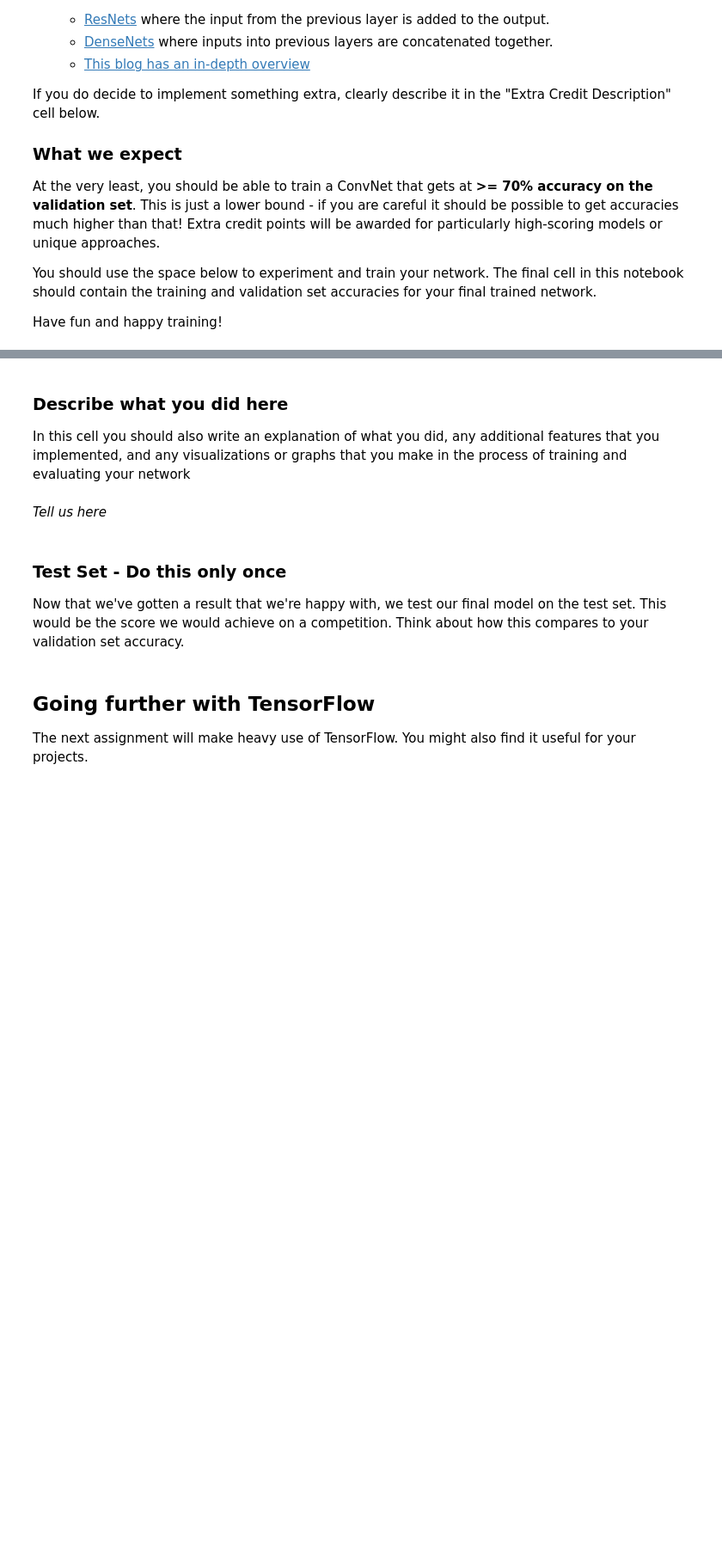
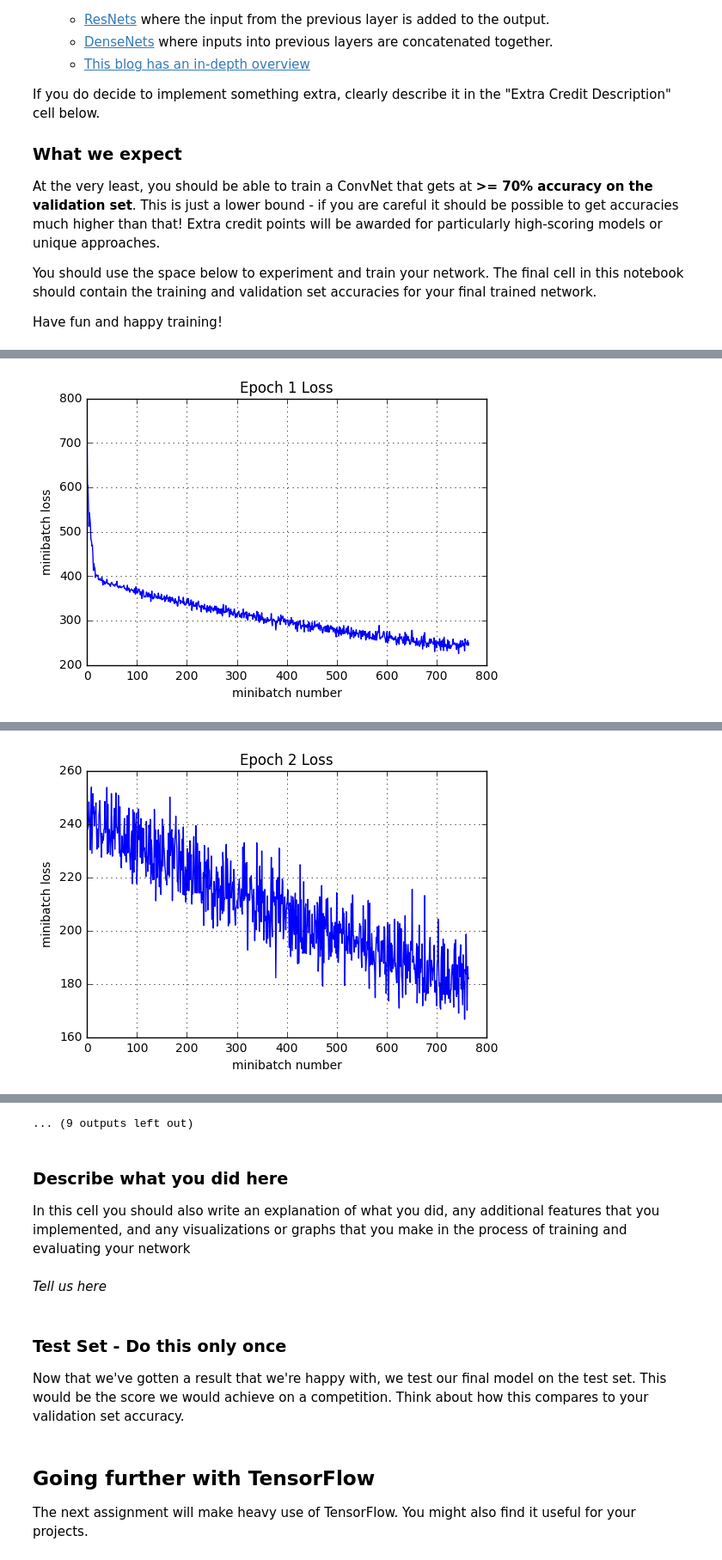
Before and after one commit to reza-asad/cs231n-Convolutional-Neural-Networks, a Jupyter notebook: assignment2/TensorFlow.ipynb, the cells around one changed output, grey strips where cells are left out. Shown at 86% size. Drawn from its saved outputs; the diff is of its cells as text; code cells hidden in the pictures; blank space fills up the shorter version.

Commit message:
fixed the issue with regulariation not being added to the tensorflow graph.

```diff
--- a/assignment2/TensorFlow.ipynb
+++ b/assignment2/TensorFlow.ipynb
@@ -445,10 +445,10 @@ Have fun and happy training!
 # %%
 # Feel free to play with this cell
 
-def my_model(X,y,is_training, conv_layers=[100, 100, 50, 30],
-             hidden_layers=[500, 500], reg=100.0, num_classes=10,
-             filter_size=[3, 3, 7, 7],
-             pooling_layers=[False, True, False, False],
+def my_model(X,y,is_training, conv_layers=[32, 32, 64, 64],
+             hidden_layers=[500, 500], reg=1e2, num_classes=10,
+             filter_size=[3, 3, 3, 3],
+             pooling_layers=[False, True, False, True],
              input_dim=(32,32,3)):
 
     # Check if the pooling_layers has the same dimension as con_layers
@@ -457,22 +457,26 @@ def my_model(X,y,is_training, conv_layers=[100, 100, 50, 30],
 
     graph_nodes = {}
     conv_input = X
+    regularizer = tf.contrib.layers.l2_regularizer(scale=reg)
     # Create the conv layers
     for i in range(1, len(conv_layers)+1):
-        regularizer = tf.contrib.layers.l2_regularizer(scale=reg)
+        # Conv layer
         node = 'conv{}'.format(i)
         graph_nodes[node] = tf.layers.conv2d(conv_input, conv_layers[i-1],
                                              filter_size[i-1],
                                              padding='same',
                                              kernel_regularizer=regularizer)
+        # Batch normalization
         bn_node = 'conv{}_bn'.format(i)
         graph_nodes[bn_node] = tf.layers.batch_normalization(graph_nodes[node],
                                                              epsilon=1e-5,
                                                              momentum=0.9,
                                                              axis=-1)
+        # Activation function
         relu_node = 'relu{}'.format(i)
         graph_nodes[relu_node] = tf.nn.relu(graph_nodes[bn_node])
 
+        # Pooling if necessery
         if pooling_layers[i-1]:
             # Max pooling layer1
             max_node = 'max{}'.format(i)
@@ -486,34 +490,41 @@ def my_model(X,y,is_training, conv_layers=[100, 100, 50, 30],
     # For the first layer check if max pooling was done
     num_times_pooling = sum(pooling_layers)
     if num_times_pooling > 0:
-        filter_size = input_dim[0]/(num_times_pooling * 2)
+        filter_size = input_dim[0]/(2**num_times_pooling)
     else:
         filter_size = input_dim[0]
     fc_input = conv_input
+
     # Create fully connected layesr for the rest of the graph
     for i in range(1, len(hidden_layers)+1):
-        regularizer = tf.contrib.layers.l2_regularizer(scale=reg)
+        # Conv layer
         node = 'h{}'.format(i)
         graph_nodes[node] = tf.layers.conv2d(fc_input,
                                              hidden_layers[i-1],
                                              filter_size,
                                              padding='valid',
                                              kernel_regularizer=regularizer)
+        # Batch normalization
         bn_node = 'h{}_bn'.format(i)
         graph_nodes[bn_node] = tf.layers.batch_normalization(graph_nodes[node],
                                                              epsilon=1e-5,
                                                              momentum=0.9,
                                                              axis=-1)
+        # Activation function
         relu_node = 'h{}_relu'.format(i)
         graph_nodes[relu_node] = tf.nn.relu(graph_nodes[bn_node])
 
+        # Dropout
+        dropout_node = 'h{}_relu_drop'.format(i)
+        graph_nodes[dropout_node] = tf.layers.dropout(graph_nodes[relu_node], rate=0.5,
+                                                      training=is_training)
+
         # Update the input and filter size for the next layer
-        fc_input = graph_nodes[relu_node]
+        fc_input = graph_nodes[dropout_node]
         filter_size = 1
 
     # Create the output layer
-    regularizer = tf.contrib.layers.l2_regularizer(scale=reg)
-    graph_nodes['output'] = tf.layers.conv2d(graph_nodes[relu_node],
+    graph_nodes['output'] = tf.layers.conv2d(fc_input,
                                              num_classes,
                                              filter_size,
                                              padding='valid',
@@ -531,10 +542,11 @@ X = tf.placeholder(tf.float32, [None, 32, 32, 3])
 y = tf.placeholder(tf.int64, [None])
 is_training = tf.placeholder(tf.bool)
 
-y_out = my_model(X,y,is_training)
+reg = 1e-1
+y_out = my_model(X,y,is_training, reg=reg)
 total_loss = tf.losses.softmax_cross_entropy(tf.one_hot(y, 10), logits=y_out)
 # Add regularization to the loss
-mean_loss = tf.reduce_mean(total_loss)
+mean_loss = tf.reduce_mean(total_loss) + reg * sum(tf.get_collection(tf.GraphKeys.REGULARIZATION_LOSSES))
 optimizer = tf.train.AdamOptimizer(learning_rate=0.0001)
 
 
@@ -551,8 +563,8 @@ sess = tf.Session()
 
 sess.run(tf.global_variables_initializer())
 print('Training')
-run_model(sess,y_out,mean_loss,X_train,y_train,3,50,100,train_step,True)
+run_model(sess,y_out,mean_loss,X_train,y_train,10,64,100,train_step,True)
 print('Validation')
-run_model(sess,y_out,mean_loss,X_val,y_val,1,50)
+run_model(sess,y_out,mean_loss,X_val,y_val,1,64)
 # %% [output]
 Training
@@ -559,0 +580 @@ Iteration 0: with minibatch training loss = 2.62 and accuracy of 0.12
+[figure, added]
@@ -559,0 +590 @@ Iteration 0: with minibatch training loss = 2.62 and accuracy of 0.12
+[figure, added]
@@ -560,3 +629,4 @@ Iteration 0: with minibatch training loss = 2.62 and accuracy of 0.12
+... (9 outputs left out)
 # %%
 # Test your model here, and make sure
 # the output of this cell is the accuracy
```
Also changed, not shown: parts of 1 cell of this notebook.
